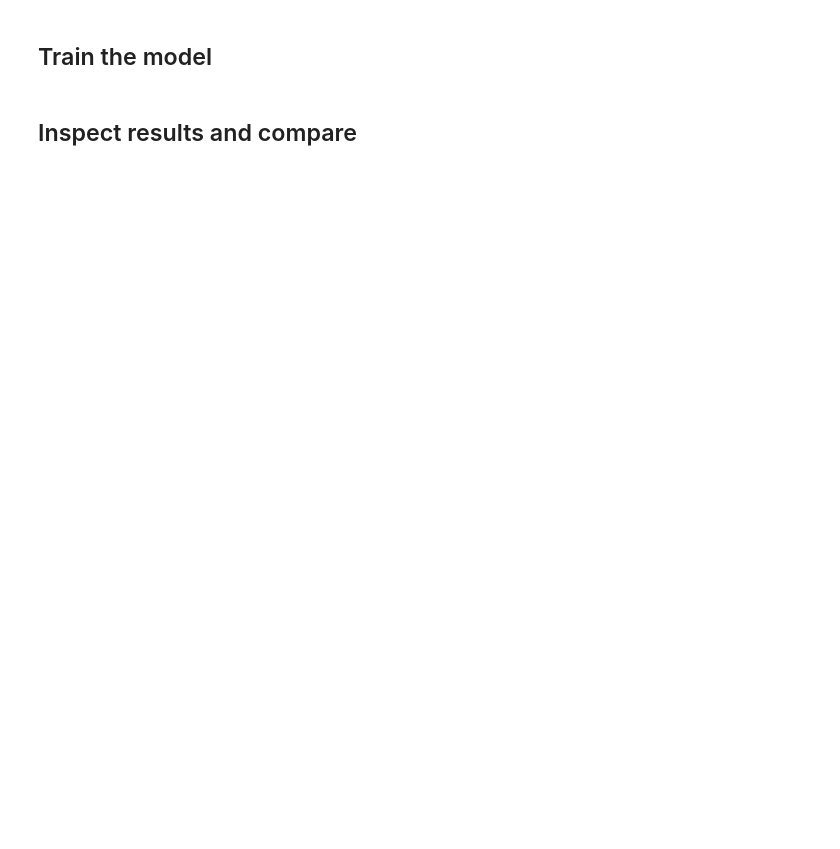
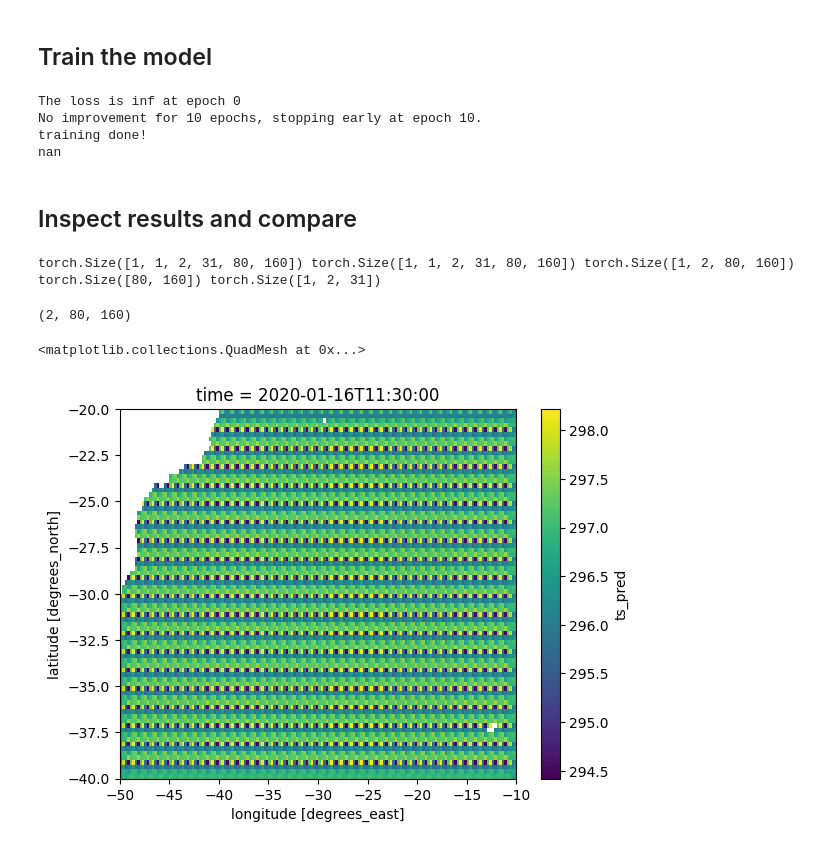
Before and after one commit to ESMValGroup/ClimaNet, a Jupyter notebook: notebooks/example.ipynb, the cells around one changed output. Saved outputs shown, nothing was run; the diff lists cells and outputs as text; code cells hidden in the pictures; blank space fills up the shorter version.

```diff
--- a/notebooks/example.ipynb
+++ b/notebooks/example.ipynb
@@ -79,3 +93,10 @@ dataloader = DataLoader(
+# %%
+dataloader = DataLoader(
+    dataset,
+    batch_size=4,
+    shuffle=True,
+    pin_memory=False,
+)
 # %%
 best_loss = float("inf")
 patience = 10  # stop if no improvement for <patience> epochs
@@ -93,17 +114,21 @@ for epoch in range(101):
         daily_mask = batch["daily_mask_patch"]
         monthly_target = batch["monthly_patch"]
         land_mask = batch["land_mask_patch"][0, ...]  # same for all batches
+        padded_days_mask = batch["padded_days_mask"]
 
         # Batch prediction
-        pred = model(daily_batch, daily_mask, land_mask)
-        # Compute loss
-        ocean = ~land_mask
-        ocean_broadcasted = ocean.unsqueeze(0)  # [1,H,W]
+        pred = model(daily_batch, daily_mask, land_mask, padded_days_mask)
 
-        loss = torch.nn.functional.l1_loss(
-            pred * ocean, monthly_target * ocean, reduction="sum"
-        )  # For SST there is only one channel
-        loss = loss / ocean_broadcasted.sum()
+        # Mask out land pixels
+        ocean = (~land_mask).to(pred.device)             # (H, W) bool
+        ocean = ocean[None, None, :, :]                  # (1, 1, H, W) broadcast over (B, M)
+
+        loss = torch.nn.functional.l1_loss(pred, monthly_target, reduction="none") * ocean
+
+        # Normalize per month (avoid division by zero)
+        loss_per_month = loss.sum(dim=(-2, -1))  / ocean.sum(dim=(-2, -1))
+        loss = loss_per_month.mean()
+
         loss.backward()
         optimizer.step()
 
@@ -123,6 +148,11 @@ for epoch in range(101):
 
 print("training done!")
 print(loss.item())
+# %% [output]
+The loss is inf at epoch 0
+No improvement for 10 epochs, stopping early at epoch 10.
+training done!
+nan
 # %% [markdown]
 ## Inspect results and compare
 # %%
@@ -138,24 +168,32 @@ dataloader_pred = DataLoader(
     pin_memory=False,
 )
 full_batch = next(iter(dataloader_pred))
-
 daily_batch = full_batch["daily_patch"]
 daily_mask = full_batch["daily_mask_patch"]
 monthly_target = full_batch["monthly_patch"]
 land_mask = full_batch["land_mask_patch"][0, ...]  # same for all batches
-print(daily_batch.shape, daily_mask.shape, monthly_target.shape, land_mask.shape)
+padded_days_mask = full_batch["padded_days_mask"]
+print(daily_batch.shape, daily_mask.shape, monthly_target.shape, land_mask.shape, padded_days_mask.shape)
+# %% [output]
+torch.Size([1, 1, 2, 31, 80, 160]) torch.Size([1, 1, 2, 31, 80, 160]) torch.Size([1, 2, 80, 160]) torch.Size([80, 160]) torch.Size([1, 2, 31])
 # %%
 model.eval()
 with torch.no_grad():
-    pred = model(daily_batch, daily_mask, land_mask)
+    pred = model(daily_batch, daily_mask, land_mask, padded_days_mask)
 
-monthly_prediction = pred_to_numpy(pred, land_mask=land_mask)
+monthly_prediction = pred_to_numpy(pred, land_mask=land_mask)[0]
+print(monthly_prediction.shape)
+# %% [output]
+(2, 80, 160)
 # %%
 monthly_subset["ts_pred"] = (
     ("time", "lat", "lon"),
     monthly_prediction,  # remove batch dimensions
 )
 # %%
-monthly_subset["ts_pred"].plot()
+monthly_subset["ts_pred"].isel(time=0).plot()
+# %% [output]
+<matplotlib.collections.QuadMesh at 0x...>
+[figure, added]
 # %%
 # original target
```
Also changed, not shown: parts of 18 cells of this notebook.
